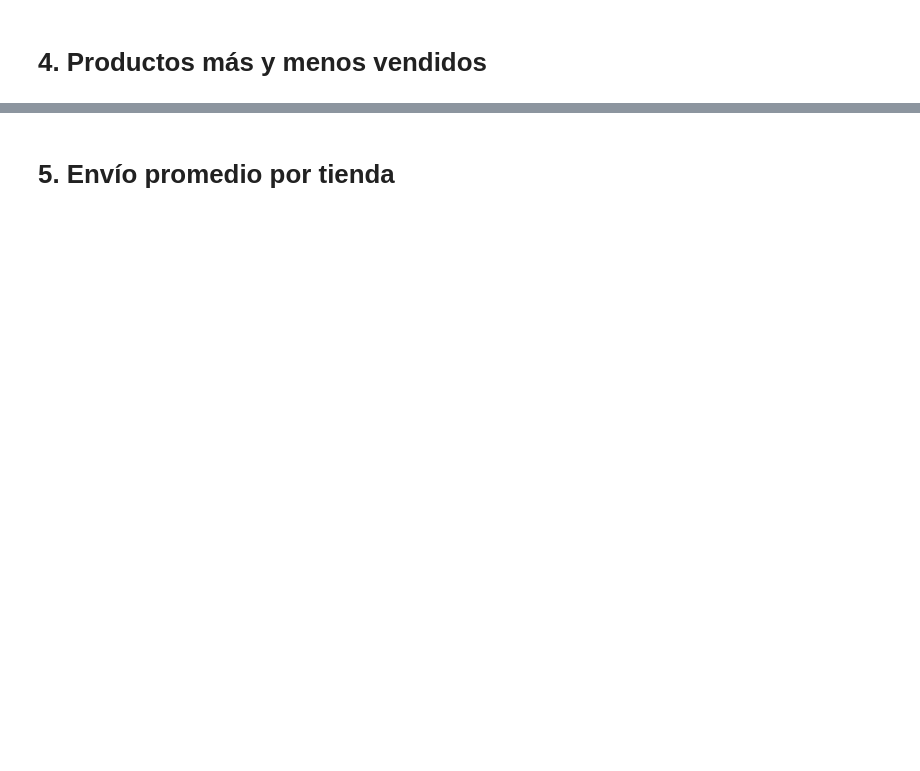
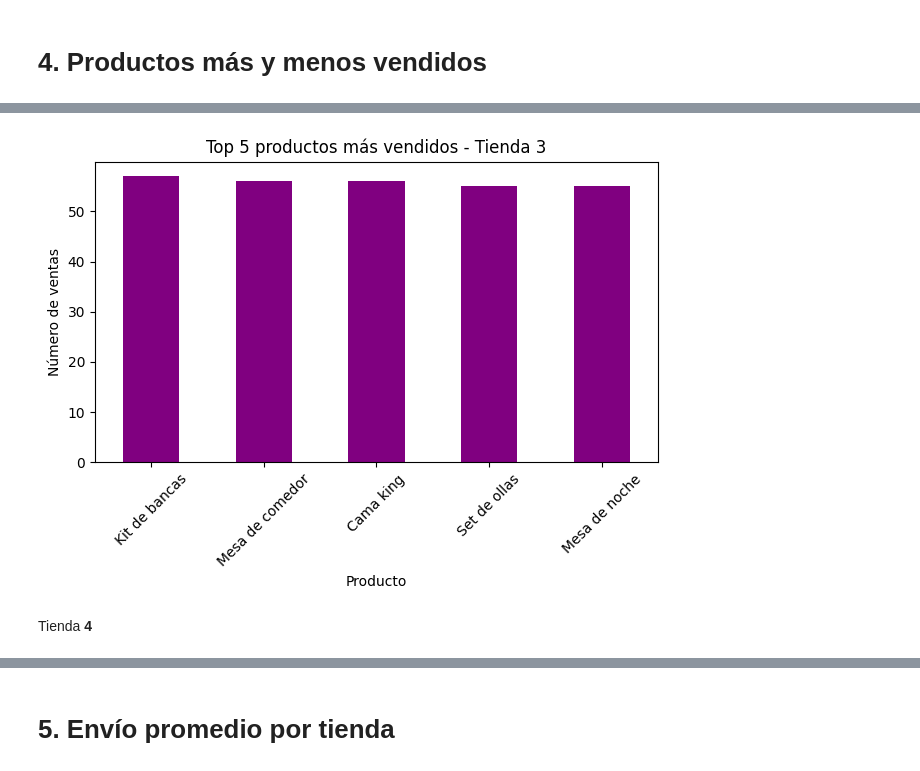
Before and after one commit to adicu7/StoreLatam, a Jupyter notebook: AluraStoreLatam.ipynb, the cells around one changed output, grey strips where cells are left out. Saved outputs shown, nothing was run; the diff lists cells and outputs as text; code cells hidden in the pictures; blank space fills up the shorter version.

```diff
--- a/AluraStoreLatam.ipynb
+++ b/AluraStoreLatam.ipynb
@@ -143,0 +234,8 @@ Calificación promedio - Tienda 4: 4.0
+# %%
+ventas_productos_tienda3 = tienda3["Producto"].value_counts()
+
+print("* Top productos más vendidos - Tienda 3")
+print(ventas_productos_tienda3.head())
+
+print("* Top productos menos vendidos - Tienda 3")
+print(ventas_productos_tienda3.tail())
@@ -143,0 +259,11 @@ Calificación promedio - Tienda 4: 4.0
+# %%
+ventas_productos_tienda3.head(5).plot(kind="bar", title="Top 5 productos más vendidos - Tienda 3", color='purple')
+plt.ylabel("Número de ventas")
+plt.xlabel("Producto")
+plt.xticks(rotation=45)
+plt.tight_layout()
+plt.show()
+# %% [output]
+[figure, added]
+# %% [markdown]
+Tienda **4**
```
Also changed, not shown: parts of 17 cells of this notebook.
